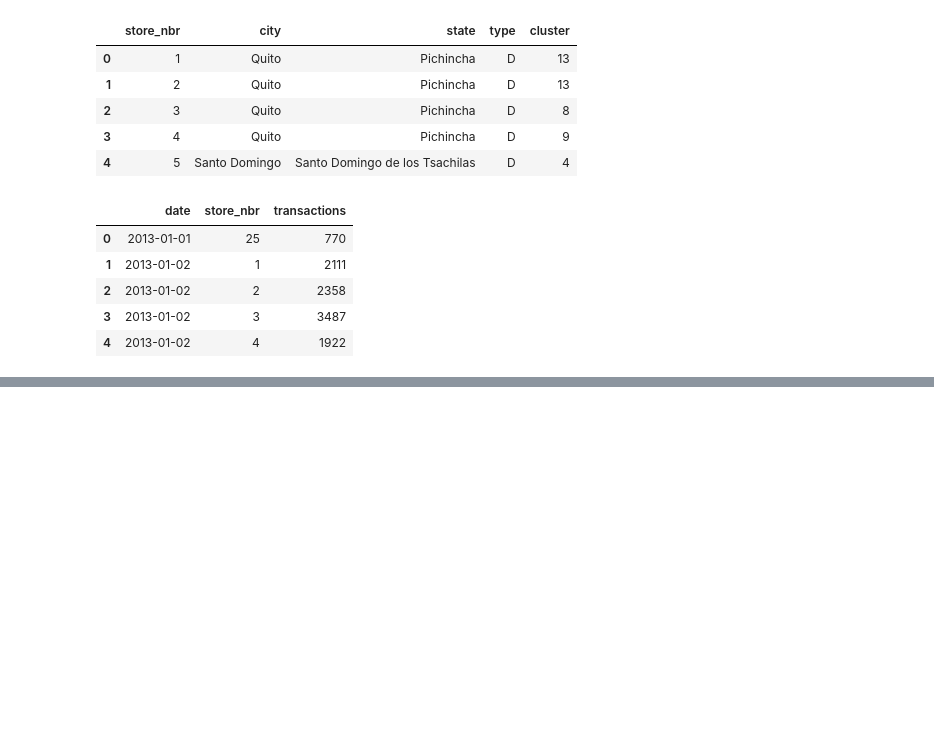
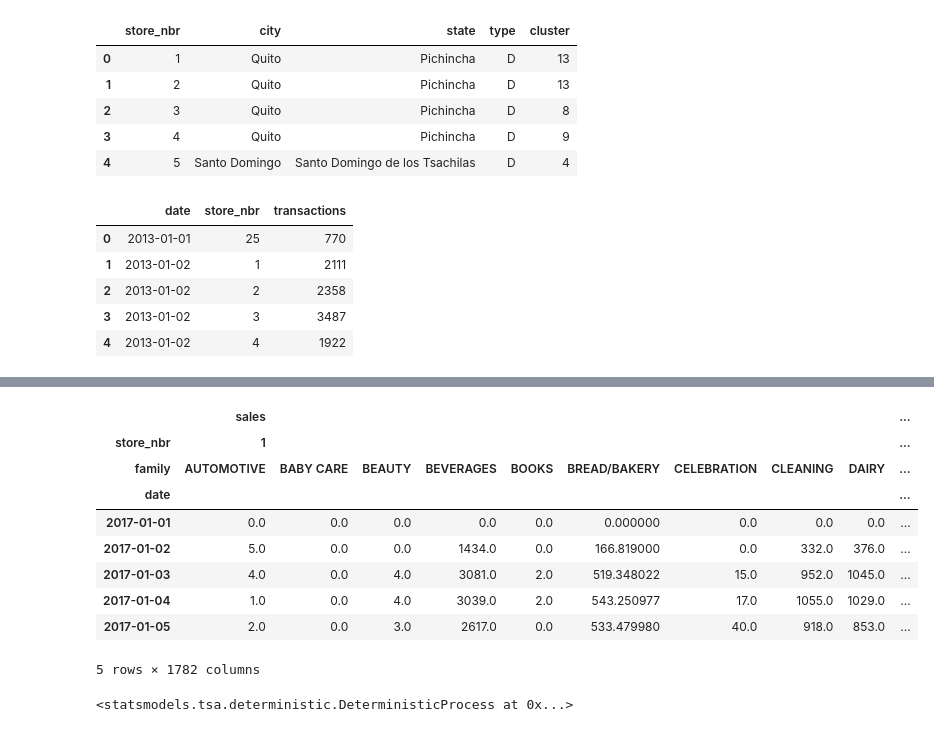
Before and after one commit to fengql123/kaggle, a Jupyter notebook: Store Sales/Store Sales.ipynb, the cells around one changed output, grey strips where cells are left out. Cells and saved outputs as stored; diff of their text form; code cells hidden in the pictures; blank space fills up the shorter version.

```diff
--- a/Store Sales/Store Sales.ipynb
+++ b/Store Sales/Store Sales.ipynb
@@ -66,0 +186,39 @@ transactions.head()
+# %%
+# Set up training Data Set
+
+# Start and end date for training data
+sdate = '2017-01-01'
+edate = '2017-08-15'
+
+# Create target matrix
+y = train.unstack(['store_nbr', 'family']).loc[sdate:edate]
+
+y.head()
+# %% [output]
+|  | sales |  |  |  |  |  |  |  |  | ... |
+| store_nbr | 1 |  |  |  |  |  |  |  |  | ... |
+| family | AUTOMOTIVE | BABY CARE | BEAUTY | BEVERAGES | BOOKS | BREAD/BAKERY | CELEBRATION | CLEANING | DAIRY | ... |
+| date |  |  |  |  |  |  |  |  |  | ... |
+| 2017-01-01 | 0.0 | 0.0 | 0.0 | 0.0 | 0.0 | 0.000000 | 0.0 | 0.0 | 0.0 | ... |
+| 2017-01-02 | 5.0 | 0.0 | 0.0 | 1434.0 | 0.0 | 166.819000 | 0.0 | 332.0 | 376.0 | ... |
+| 2017-01-03 | 4.0 | 0.0 | 4.0 | 3081.0 | 2.0 | 519.348022 | 15.0 | 952.0 | 1045.0 | ... |
+| 2017-01-04 | 1.0 | 0.0 | 4.0 | 3039.0 | 2.0 | 543.250977 | 17.0 | 1055.0 | 1029.0 | ... |
+| 2017-01-05 | 2.0 | 0.0 | 3.0 | 2617.0 | 0.0 | 533.479980 | 40.0 | 918.0 | 853.0 | ... |
+5 rows × 1782 columns
+# %%
+# Deterministic Process
+from statsmodels.tsa.deterministic import CalendarFourier, DeterministicProcess, Fourier
+import warnings
+warnings.filterwarnings("ignore")
+
+fourier = CalendarFourier(freq = 'W', order = 4)
+
+dp = DeterministicProcess(index=y.index,
+                          constant=False,
+                          order=1,
+                          seasonal=False,
+                          additional_terms=[fourier],
+                          drop=True)
+dp
+# %% [output]
+<statsmodels.tsa.deterministic.DeterministicProcess at 0x...>
```
Also changed, not shown: parts of 20 cells of this notebook, 1 other file.
